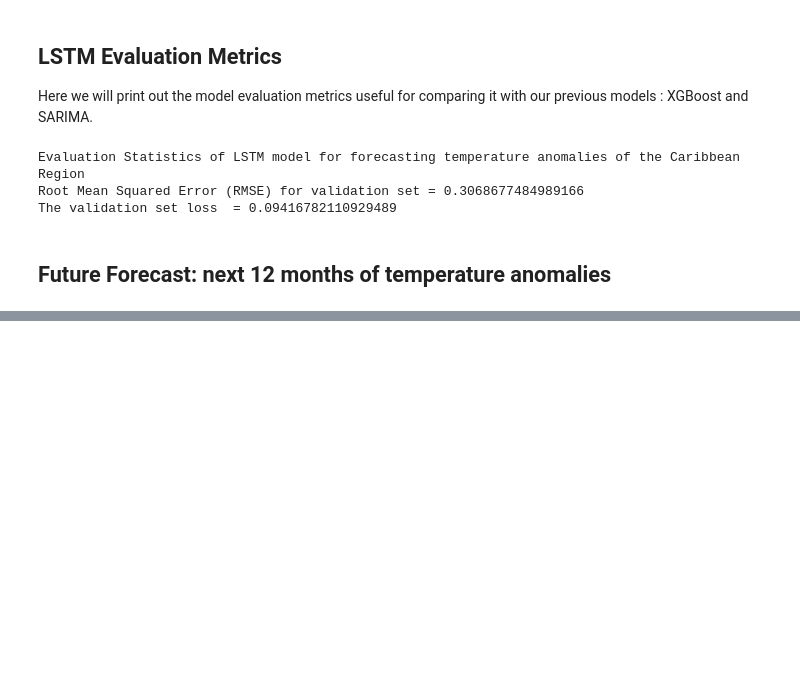
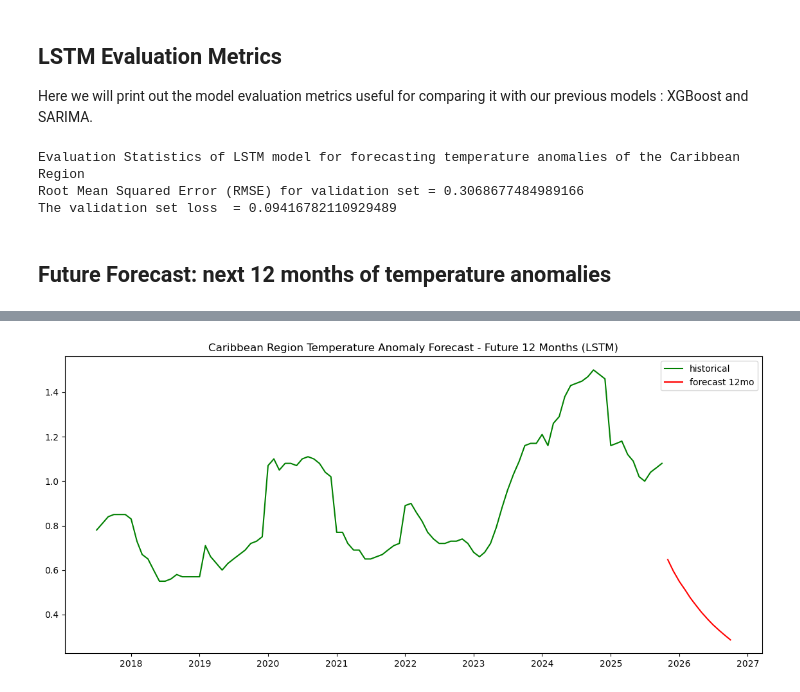
Before and after one commit to NazgulT/caribbean-climate-forecasting, a Jupyter notebook: Forecasting/LSTM-Temperature.ipynb, the cells around one changed output, grey strips where cells are left out. Cells and saved outputs as stored; diff of their text form; code cells hidden in the pictures; blank space fills up the shorter version.

Commit message:
LSTM Model Evaluation and Prophet Forecasting

```diff
--- a/Forecasting/LSTM-Temperature.ipynb
+++ b/Forecasting/LSTM-Temperature.ipynb
@@ -296,0 +227,15 @@ ValueError: setting an array element with a sequence. The requested array has an
+# %%
+# Forecast the next 12 months - Autoregressive/Dynamic forecasting
+
+last_date = temp.index[-1]
+future_dates = pd.date_range(last_date + pd.DateOffset(months=1), periods=12, freq='MS')
+
+historical = np.array(temp.reset_index()['temp_anomaly'])
+
+current_sequence = historical[-LOOKBACK:].reshape(1, LOOKBACK, 1)
+forecasts = []
+
+for date in future_dates:
+    pred = model1.predict(current_sequence)
+    forecasts.append(pred[0,0])
+    current_sequence = np.concatenate([current_sequence[:, 1:, :], pred.reshape(1, 1, 1)], axis=1)
@@ -296,0 +255,7 @@ ValueError: setting an array element with a sequence. The requested array has an
+# %%
+df_forecasts = pd.DataFrame({
+    'predicted_temp_anomaly': forecasts},
+    index=future_dates
+)
+
+df_forecasts
@@ -297,3 +276,12 @@ ValueError: setting an array element with a sequence. The requested array has an
+# %%
+plt.figure(figsize=(14, 6))
+plt.plot(temp[-100:], label='historical', color='green')
+plt.plot(df_forecasts.index, df_forecasts['predicted_temp_anomaly'], label='forecast 12mo', color='red')
+plt.title('Caribbean Region Temperature Anomaly Forecast - Future 12 Months (LSTM)')
+plt.legend()
+plt.show()
+# %% [output]
+[figure, added]
 # %%
 for month in future_dates:
     X_forecast = historical.tail(LOOKBACK).to_numpy()
```
Also changed, not shown: parts of 4 cells of this notebook, 1 other file.
